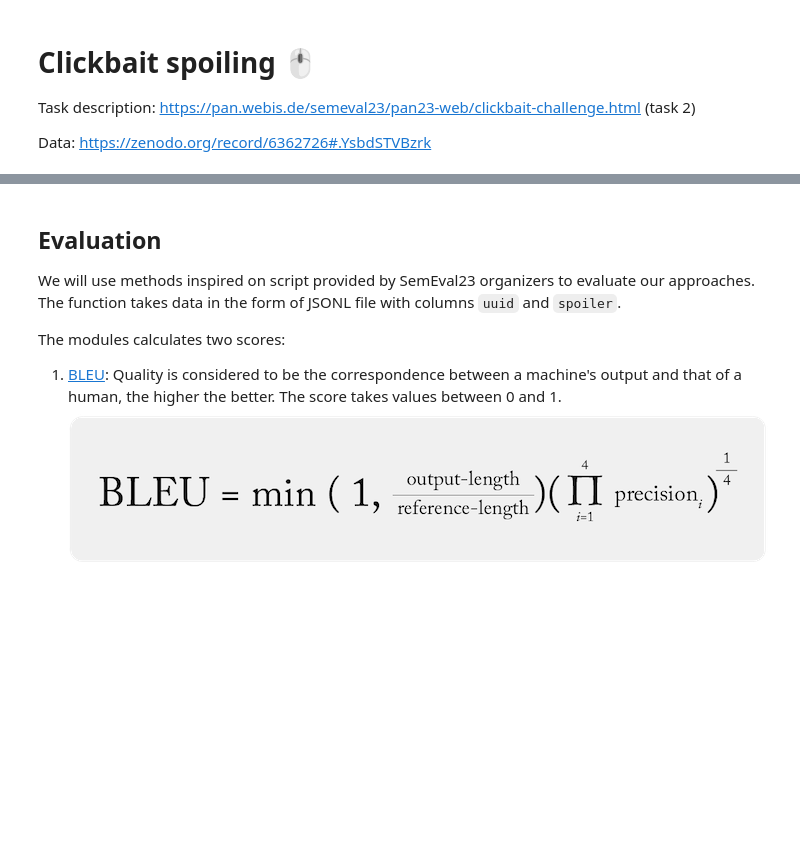
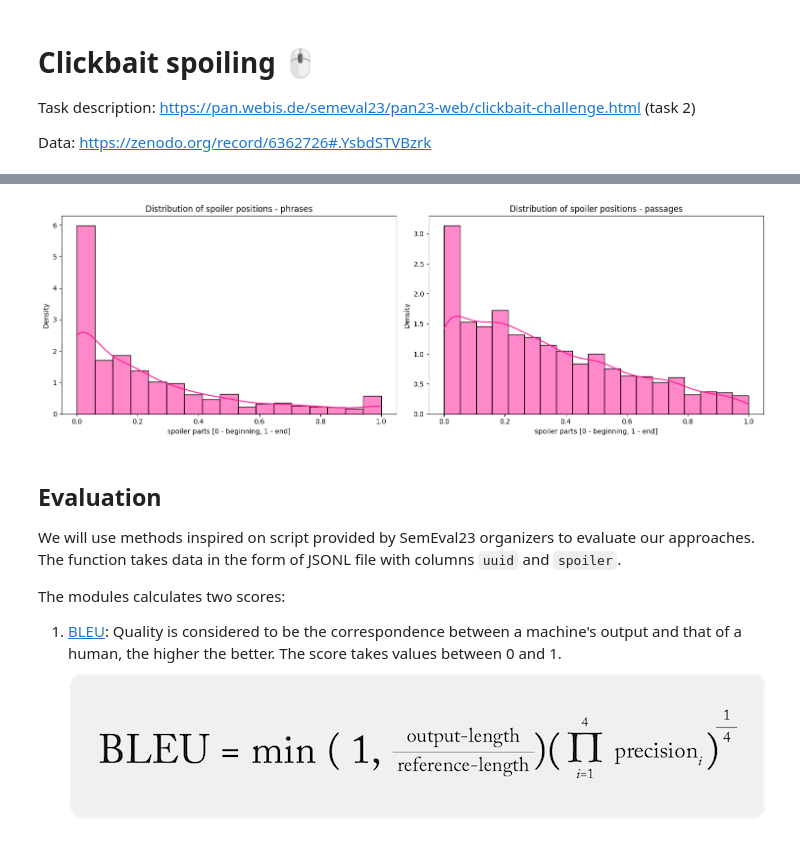
Before and after one commit to zuzg/clickbait-spoiling, a Jupyter notebook: project.ipynb, the cells around one changed output, grey strips where cells are left out. Drawn from its saved outputs; the diff is of its cells as text; code cells hidden in the pictures; blank space fills up the shorter version.

```diff
--- a/project.ipynb
+++ b/project.ipynb
@@ -20,3 +42,7 @@ from pygaggle.rerank.transformer import MonoT5, MonoBERT
+# %%
+get_spoiler_positions_plot([phrase_df, passage_df], "deeppink", ["- phrases", "- passages"])
+# %% [output]
+[figure, added]
 # %% [markdown]
 ## Evaluation
 We will use methods inspired on script provided by SemEval23 organizers to evaluate our approaches. The function takes data in the form of JSONL file with columns `uuid` and `spoiler`.
```
Also changed, not shown: parts of 6 cells of this notebook, 1 other file.
